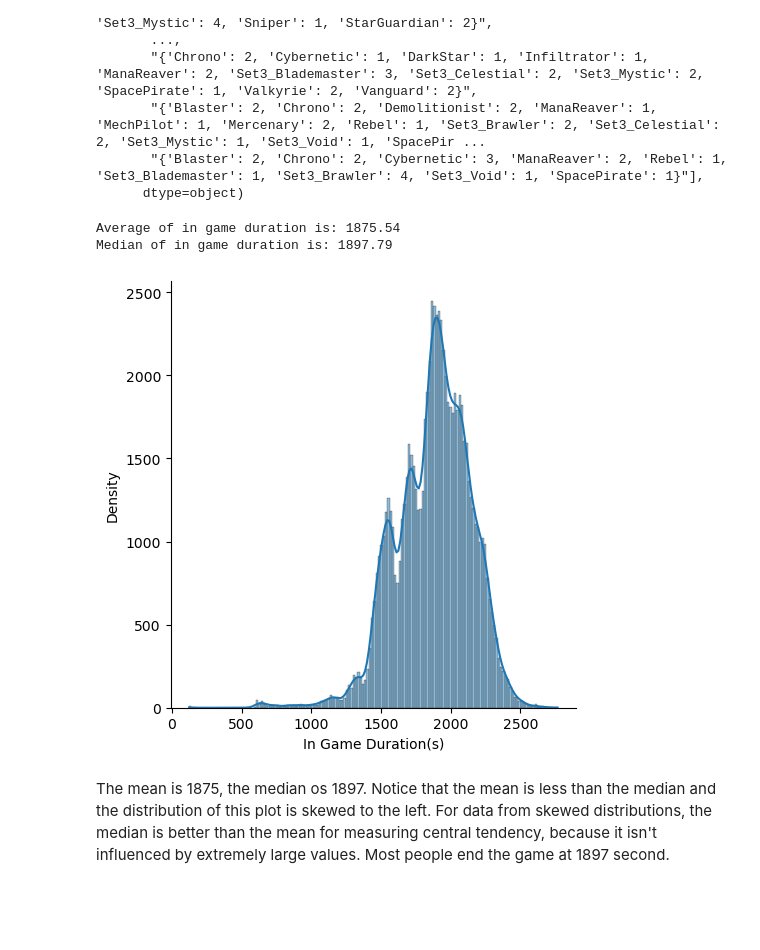
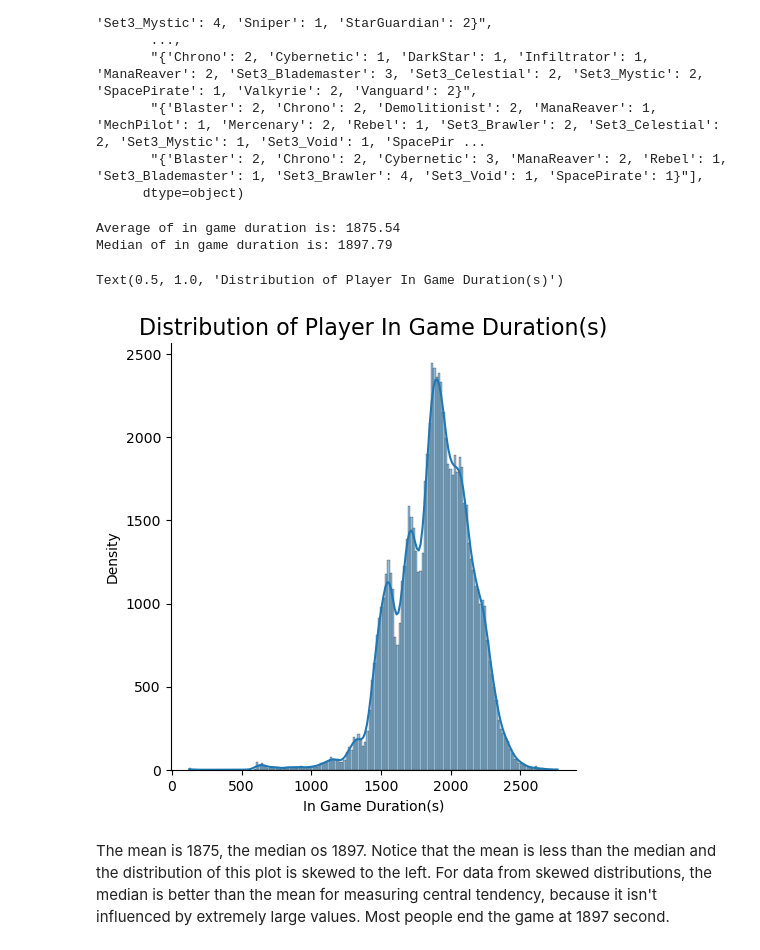
Before and after one commit to ubco-W2022T1-cosc301/project-group32, a Jupyter notebook: notebooks/analysis2.ipynb, the cells around one changed output. Cells and saved outputs as stored; diff of their text form; code cells hidden in the pictures; blank space fills up the shorter version.

```diff
--- a/notebooks/analysis2.ipynb
+++ b/notebooks/analysis2.ipynb
@@ -50,15 +50,17 @@ array(["{'Blaster': 4, 'Chrono': 2, 'Cybernetic': 2, 'Mercenary': 1, 'Rebel': 3,
 # %%
 # sns.countplot(data=rawdata,y='combination').set(title='fequency of combinatoin')
 plot1=sns.displot(rawdata.ingameDuration,kde=True)
 plot1.set_axis_labels('In Game Duration(s)','Density')
 median=rawdata.ingameDuration.median()
 avg=rawdata.ingameDuration.mean()
 print(f'Average of in game duration is: {avg:.2f}')
 print(f'Median of in game duration is: {median:.2f}')
+plt.title('Distribution of Player In Game Duration(s)',fontsize=16)
 # %% [output]
 Average of in game duration is: 1875.54
 Median of in game duration is: 1897.79
+Text(0.5, 1.0, 'Distribution of Player In Game Duration(s)')
-[figure, old version]
+[figure, new version]
 # %% [markdown]
 The mean is 1875, the median os 1897. Notice that the mean is less than the median and the distribution of this plot is skewed to the left. For data from skewed distributions, the median is better than the mean for measuring central tendency, because it isn't influenced by extremely large values. Most people end the game at 1897 second.
 # %%
```
Also changed, not shown: parts of 11 cells of this notebook.
